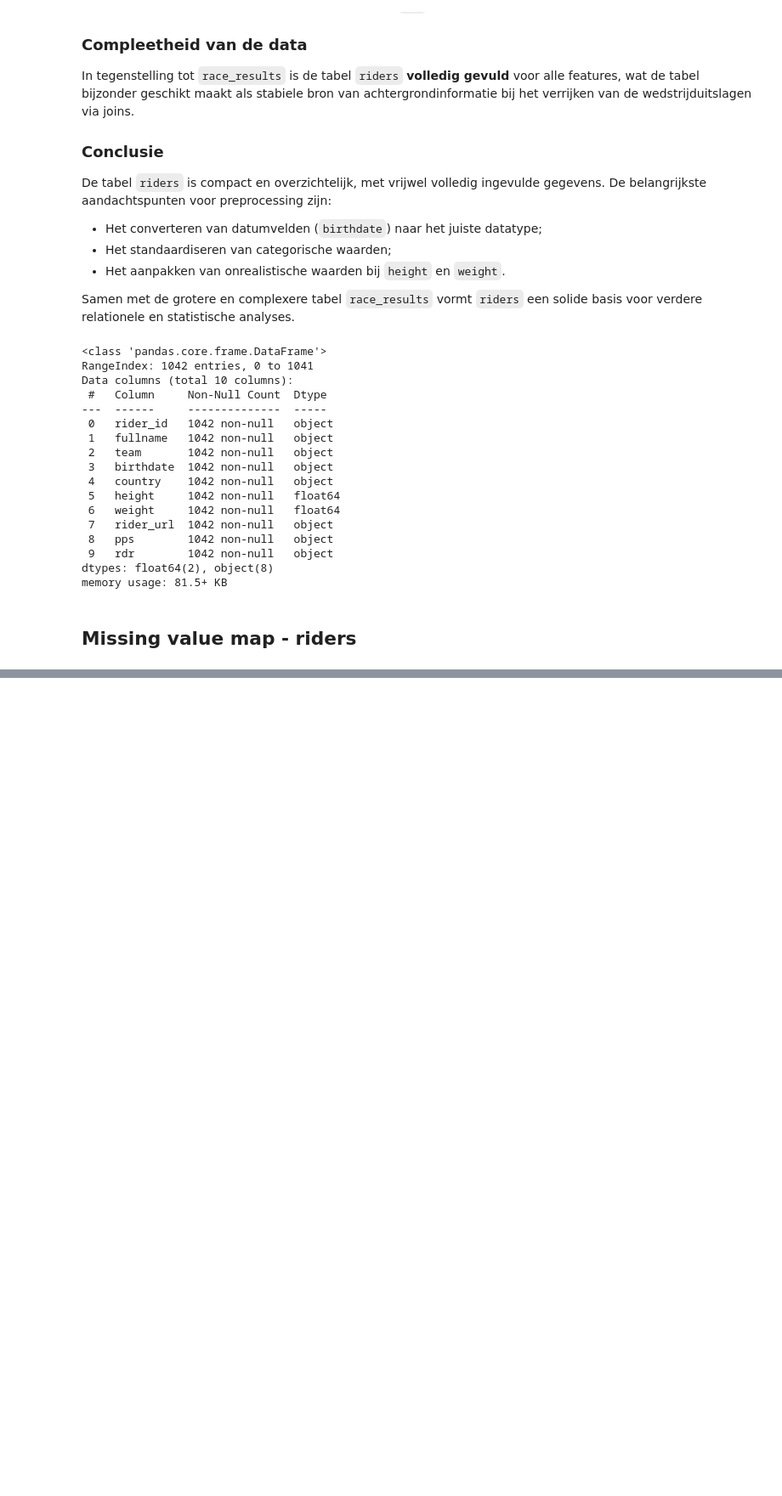
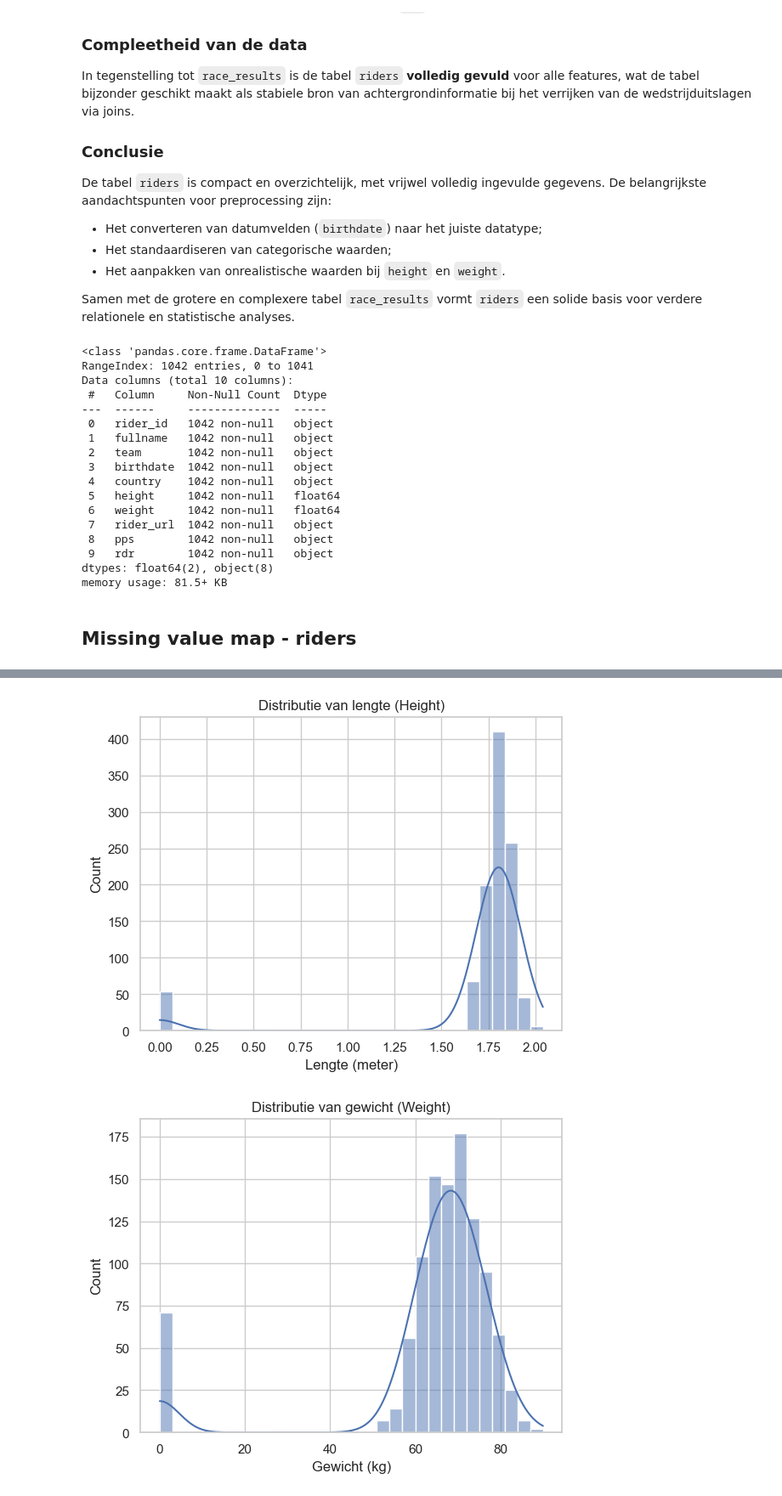
Before and after one commit to Vigo28/PI_7_DS_Minor, a Jupyter notebook: pi7.ipynb, the cells around one changed output, grey strips where cells are left out. Shown at 85% size. Saved outputs shown, nothing was run; the diff lists cells and outputs as text; code cells hidden in the pictures; blank space fills up the shorter version.

```diff
--- a/pi7.ipynb
+++ b/pi7.ipynb
@@ -263,0 +244,15 @@ Text(0.5, 1.0, 'Age distribution of riders')
+# %%
+plt.figure()
+sns.histplot(df_riders["height"], bins=30, kde=True)
+plt.title("Distributie van lengte (Height)")
+plt.xlabel("Lengte (meter)")
+plt.show()
+
+plt.figure()
+sns.histplot(df_riders["weight"], bins=30, kde=True)
+plt.title("Distributie van gewicht (Weight)")
+plt.xlabel("Gewicht (kg)")
+plt.show()
+# %% [output]
+[figure, added]
+[figure, added]
```
Also changed, not shown: parts of 31 cells of this notebook.
